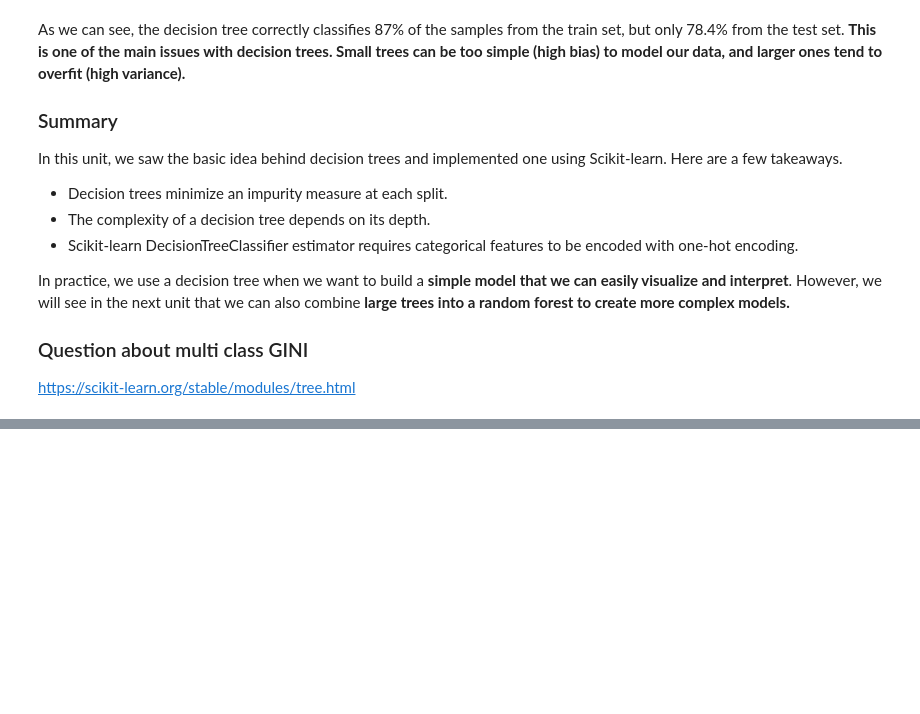
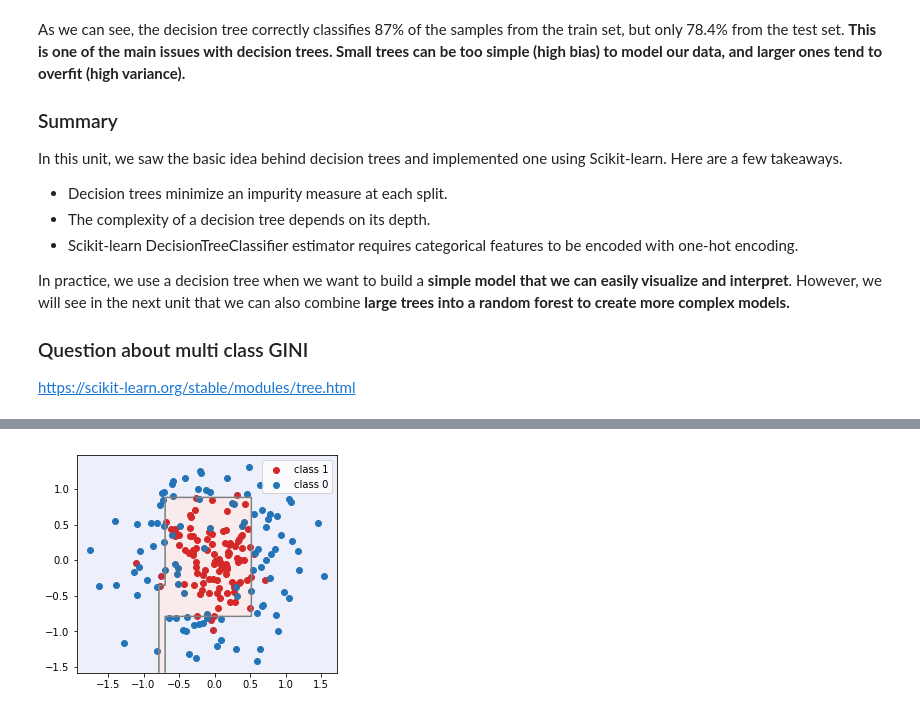
Before and after one commit to LyesOUDINACHE/EPFL-Course, a Jupyter notebook: 4-5 - Decision trees & SVM.ipynb, the cells around one changed output, grey strips where cells are left out. Drawn from its saved outputs; the diff is of its cells as text; code cells hidden in the pictures; blank space fills up the shorter version.

```diff
--- a/4-5 - Decision trees & SVM.ipynb
+++ b/4-5 - Decision trees & SVM.ipynb
@@ -321,0 +400,39 @@ https://scikit-learn.org/stable/modules/tree.html
+# %%
+### Annex : Decision Surface function
+
+import numpy as np
+
+# Helper function
+def decision_surface(ax, x1, x2, y, estimator):
+    # Same scale for x- and y-axis
+    ax.set_aspect('equal', adjustable='box')
+
+    # Plot data points
+    class1_idx = (y == 1)
+    plt.scatter(x1[class1_idx], x2[class1_idx], color='C3', label='class 1')
+    plt.scatter(x1[~class1_idx], x2[~class1_idx], color='C0', label='class 0')
+
+    # Create a grid of values
+    xlim, ylim = ax.get_xlim(), ax.get_ylim()
+    x_values = np.linspace(*xlim, num=500)
+    y_values = np.linspace(*ylim, num=500)
+    xx, yy = np.meshgrid(x_values, y_values)
+    grid_points = np.c_[xx.flatten(), yy.flatten()]
+
+    # Compute predictions
+    preds = estimator.predict(grid_points)
+    zz = preds.reshape(xx.shape)
+
+    # Draw decision boundary
+    plt.contour(xx, yy, zz, levels=[0.5], colors='gray')
+
+    # Plot decision surface with level curves
+    plt.contourf(xx, yy, zz, alpha=0.1, cmap=plt.cm.coolwarm)
+    plt.legend()
+    plt.show()
+# %%
+# Plot decision surface
+fig, ax = plt.subplots()
+decision_surface(ax, X[:, 0], X[:, 1], y, dt)
+# %% [output]
+[figure, added]
```
Also changed, not shown: parts of 65 cells of this notebook, 7 other files.
